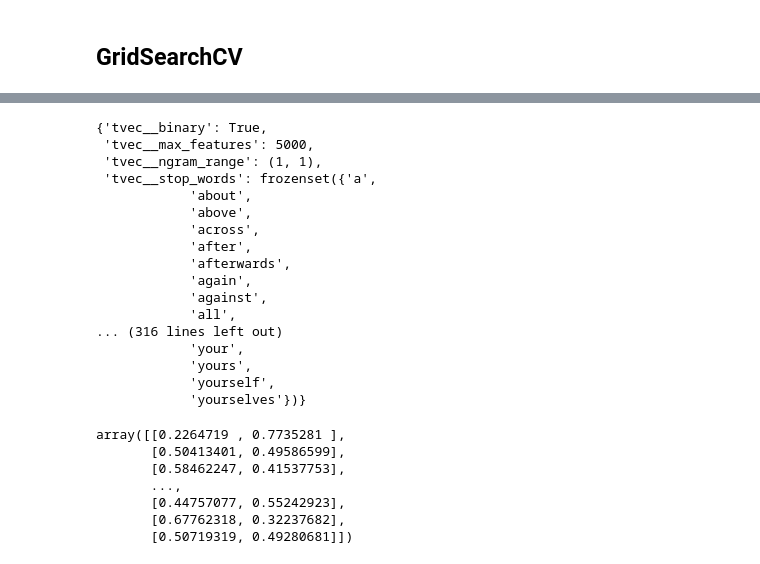
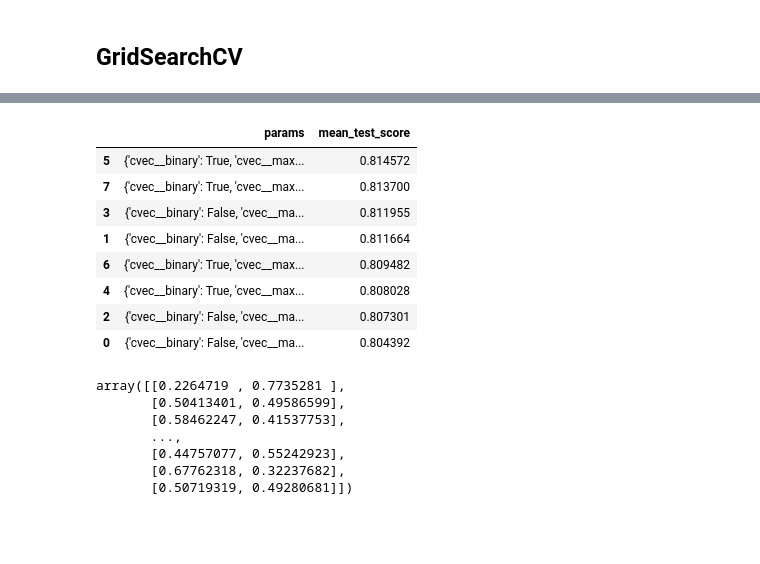
Before and after one commit to matthewlee44/reddit_subreddit_classification, a Jupyter notebook: Untitled1.ipynb, the cells around one changed output, grey strips where cells are left out. Cells and saved outputs as stored; diff of their text form; code cells hidden in the pictures; blank space fills up the shorter version.

```diff
--- a/Untitled1.ipynb
+++ b/Untitled1.ipynb
@@ -238,8 +442,8 @@ under_sample_model_df = pd.concat([under_sample_0, model_df[model_df["||__target
 ## Create X and y
 # %%
 # Set X and y for modeling
-X = under_sample_model_df["alltext"]
-y = under_sample_model_df['||__target__||']
+X = model_df["alltext"]
+y = model_df['||__target__||']
 # %% [markdown]
 ## Preprocessing/Feature Engineering
 # %% [markdown]
@@ -330,2 +536,5 @@ X_test.drop(columns=["alltext", "|||||__pos__|||||", "|||||__neu__|||||", "|||||
+# %%
+# Train test split
+X_train, X_test, y_train, y_test = train_test_split(X, y, random_state=42, stratify=y)
 # %% [markdown]
 ## Pipeline
@@ -339,13 +541,28 @@ pipe = Pipeline([
+# %%
+# Set up pipeline
+from sklearn.ensemble import RandomForestClassifier, ExtraTreesClassifier, AdaBoostClassifier, GradientBoostingClassifier
+
+pipe = Pipeline([
+    ("cvec", TfidfVectorizer()),
+#    ("ss", StandardScaler()),
+    ("ada", LogisticRegression(solver="liblinear", C=1)),
+])
 # %% [markdown]
 ## GridSearchCV
 # %%
 # Set pipeline hyperparameters
 
+add_stop_words = ["just", "like", "date", "dating", "ve", "want",
+                  "time", "relationship", "think", "feel", "people",
+                  "don", "really", "know", "said", "didn", "things",]
+new_stop_words = text.ENGLISH_STOP_WORDS.union(add_stop_words)
+
 pipe_params = {
-    "tvec__stop_words": ["english", new_stop_words],
-    "tvec__max_features": [5000],
-    "tvec__ngram_range": [(1,1), (1,2), (1,3)],
-    "tvec__binary": [False, True],
+    "cvec__stop_words": ["english", new_stop_words],
+#    "log__max_iter": [500,1000,1500,2000]
+    "cvec__max_features": [5000, 6000, 7000],
+    "cvec__ngram_range": [(1,3)],
+    "cvec__binary": [False, True],
 #    "log__penalty": ["l2"],
 #    "log__solver": ["liblinear"],
 #    "log__class_weight": ["balanced"],
@@ -384,23 +601,15 @@ gs.score(X_test, y_test)
-# %%
-gs.best_params_
-# %% [output]
-{'tvec__binary': True,
- 'tvec__max_features': 5000,
- 'tvec__ngram_range': (1, 1),
- 'tvec__stop_words': frozenset({'a',
-            'about',
-            'above',
-            'across',
-            'after',
-            'afterwards',
-            'again',
-            'against',
-            'all',
-... (316 lines left out)
-            'your',
-            'yours',
-            'yourself',
-            'yourselves'})}
+# %%
+pd.DataFrame(gs.cv_results_).sort_values("mean_test_score", ascending=False)[["params", "mean_test_score"]]
+# %% [output]
+|  | params | mean_test_score |
+| 5 | {'cvec__binary': True, 'cvec__max... | 0.814572 |
+| 7 | {'cvec__binary': True, 'cvec__max... | 0.813700 |
+| 3 | {'cvec__binary': False, 'cvec__ma... | 0.811955 |
+| 1 | {'cvec__binary': False, 'cvec__ma... | 0.811664 |
+| 6 | {'cvec__binary': True, 'cvec__max... | 0.809482 |
+| 4 | {'cvec__binary': True, 'cvec__max... | 0.808028 |
+| 2 | {'cvec__binary': False, 'cvec__ma... | 0.807301 |
+| 0 | {'cvec__binary': False, 'cvec__ma... | 0.804392 |
 # %%
 gs.predict_proba(X_train.drop(columns="alltext"))
 # %% [output]
```
Also changed, not shown: parts of 34 cells of this notebook, 11 other files.
